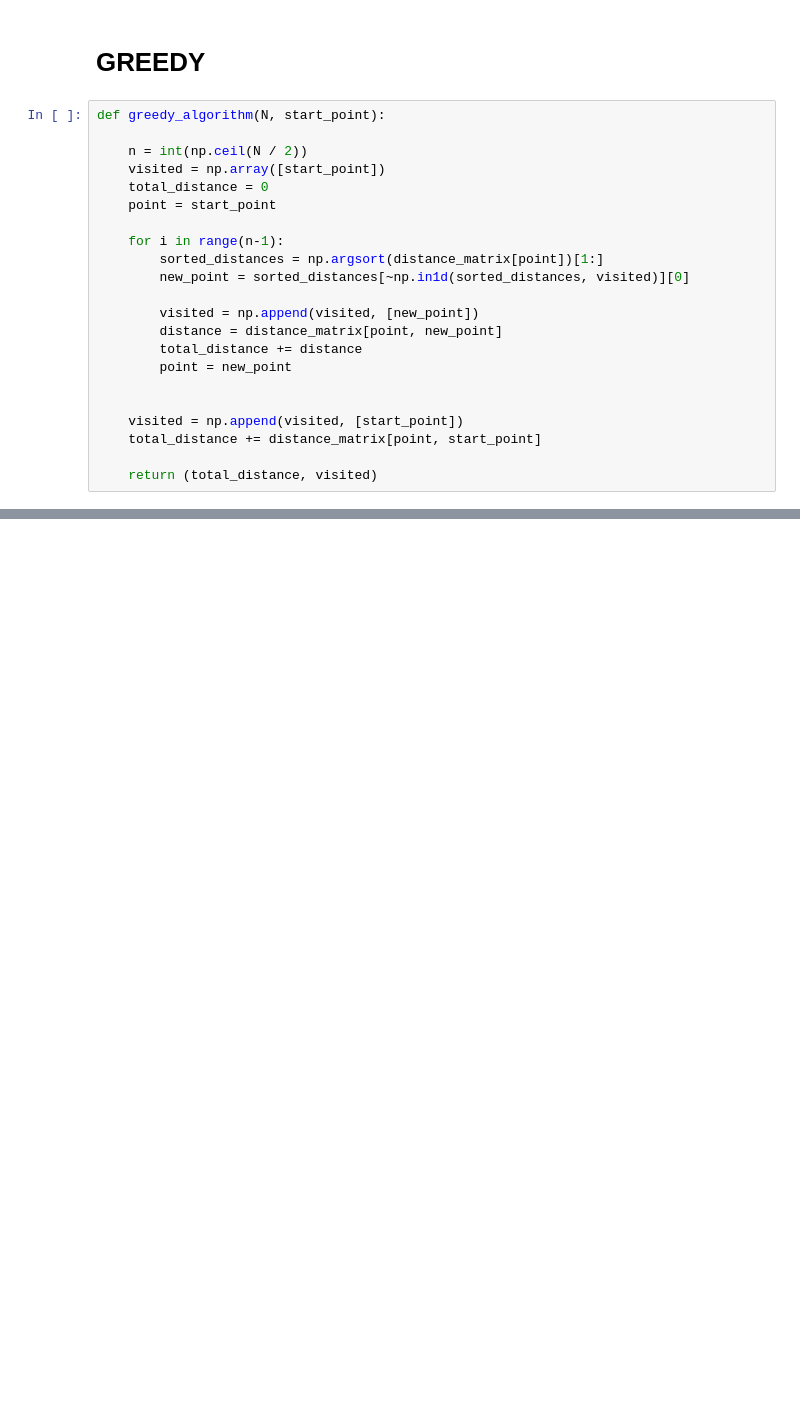
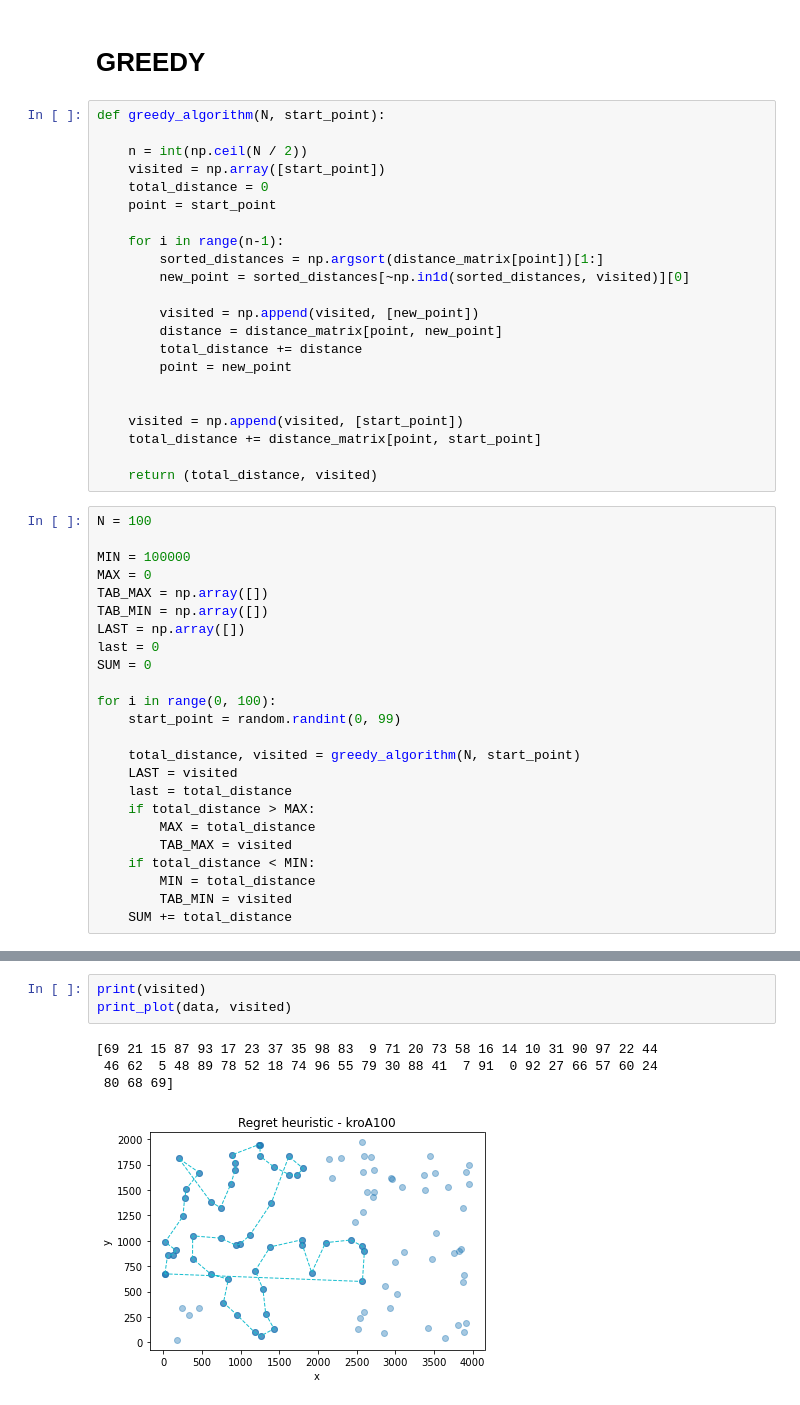
Before and after one commit to maartynaa/AEM, a Jupyter notebook: AEM.ipynb, the cells around one changed output, grey strips where cells are left out. Cells and saved outputs as stored; diff of their text form; blank space fills up the shorter version.

```diff
--- a/AEM.ipynb
+++ b/AEM.ipynb
@@ -53,3 +54,27 @@ def greedy_algorithm(N, start_point):
     total_distance += distance_matrix[point, start_point]
 
     return (total_distance, visited)
+# %%
+N = 100
+
+MIN = 100000
+MAX = 0
+TAB_MAX = np.array([])
+TAB_MIN = np.array([])
+LAST = np.array([])
+last = 0
+SUM = 0
+
+for i in range(0, 100):
+    start_point = random.randint(0, 99)
+
+    total_distance, visited = greedy_algorithm(N, start_point)
+    LAST = visited
+    last = total_distance
+    if total_distance > MAX:
+        MAX = total_distance
+        TAB_MAX = visited
+    if total_distance < MIN:
+        MIN = total_distance
+        TAB_MIN = visited
+    SUM += total_distance
@@ -68,0 +268,8 @@ print(visited)
+# %%
+print(visited)
+print_plot(data, visited)
+# %% [output]
+[69 21 15 87 93 17 23 37 35 98 83  9 71 20 73 58 16 14 10 31 90 97 22 44
+ 46 62  5 48 89 78 52 18 74 96 55 79 30 88 41  7 91  0 92 27 66 57 60 24
+ 80 68 69]
+[figure, added]
```
Also changed, not shown: parts of 18 cells of this notebook.
